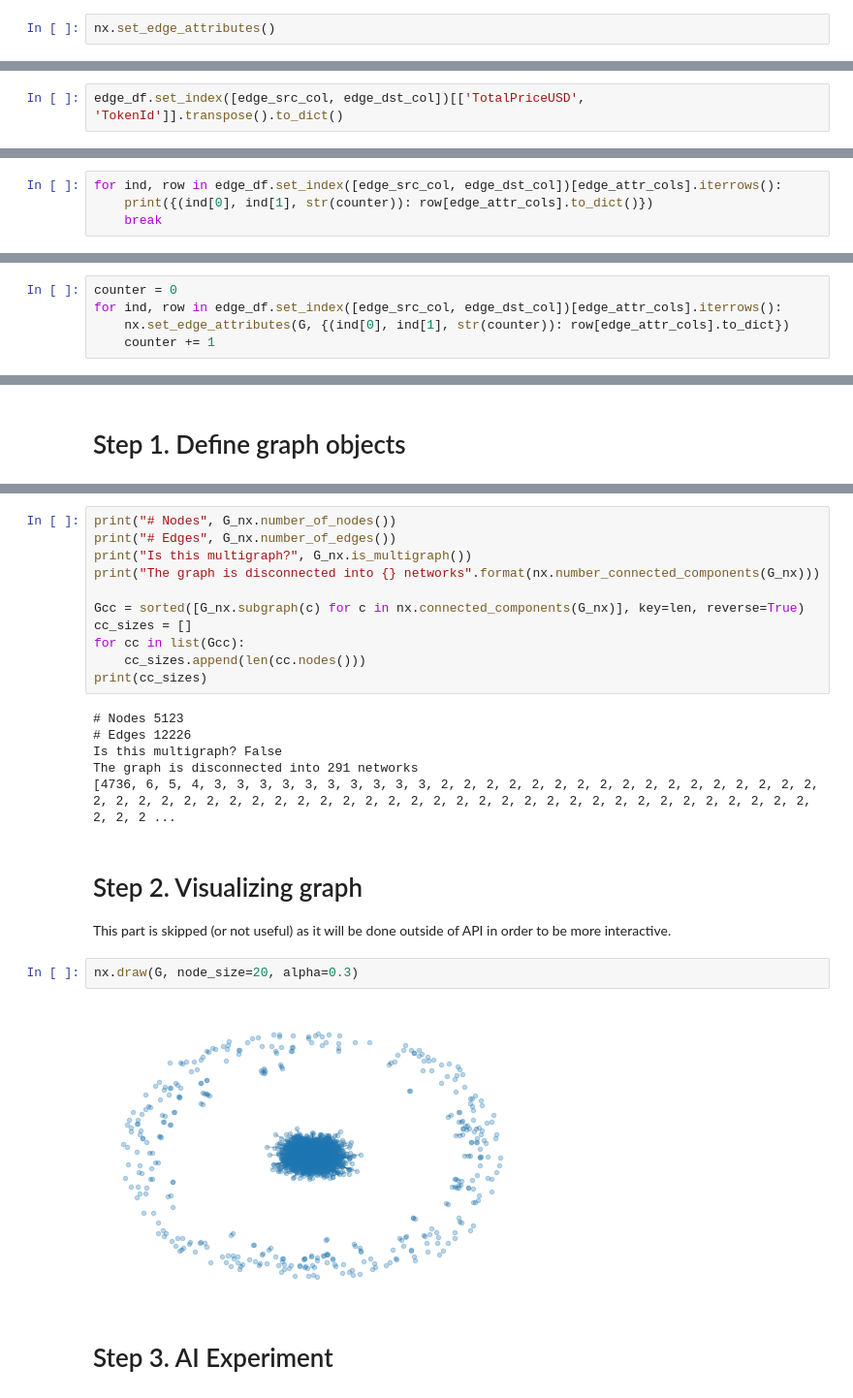
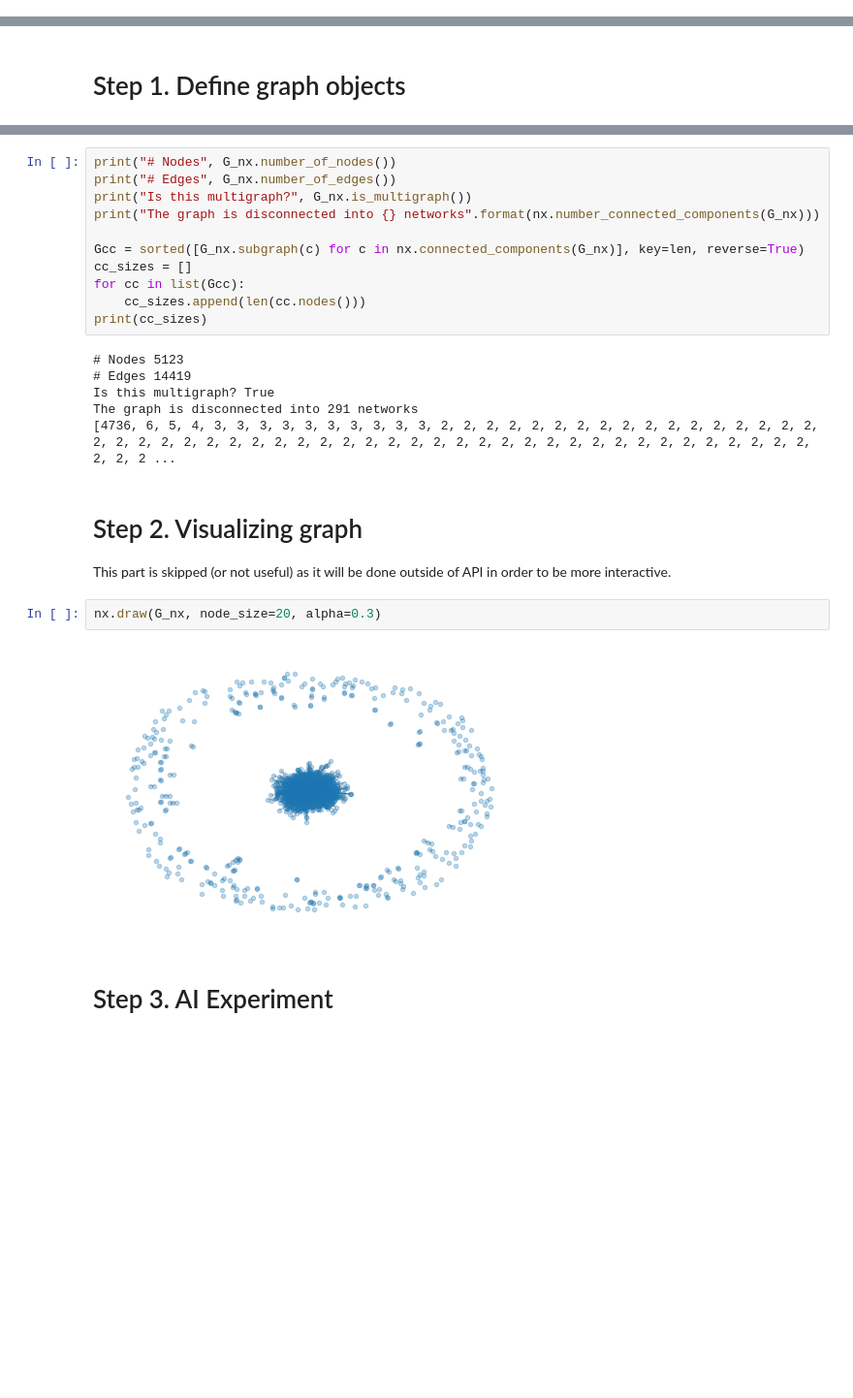
Before and after one commit to suhalim9/graphAI, a Jupyter notebook: jupyter_notebooks/GENERALIZED - Community Detection V2.ipynb, the cells around one changed output, grey strips where cells are left out. Shown at 97% size. Cells and saved outputs as stored; diff of their text form; blank space fills up the shorter version.

```diff
--- a/jupyter_notebooks/GENERALIZED - Community Detection V2.ipynb
+++ b/jupyter_notebooks/GENERALIZED - Community Detection V2.ipynb
@@ -136,2 +98,0 @@ edge_attr_cols
-# %%
-nx.set_edge_attributes()
@@ -156,2 +98,0 @@ edge_df
-# %%
-edge_df.set_index([edge_src_col, edge_dst_col])[['TotalPriceUSD', 'TokenId']].transpose().to_dict()
@@ -176,4 +98,0 @@ edge_df.set_index([edge_src_col, edge_dst_col])[['TotalPriceUSD', 'TokenId']].tr
-# %%
-for ind, row in edge_df.set_index([edge_src_col, edge_dst_col])[edge_attr_cols].iterrows():
-    print({(ind[0], ind[1], str(counter)): row[edge_attr_cols].to_dict()})
-    break
@@ -182,5 +98,0 @@ for ind, row in edge_df.set_index([edge_src_col, edge_dst_col])[edge_attr_cols].
-# %%
-counter = 0
-for ind, row in edge_df.set_index([edge_src_col, edge_dst_col])[edge_attr_cols].iterrows():
-    nx.set_edge_attributes(G, {(ind[0], ind[1], str(counter)): row[edge_attr_cols].to_dict})
-    counter += 1
@@ -238,16 +124,16 @@ for cc in list(Gcc):
 print(cc_sizes)
 # %% [output]
 # Nodes 5123
-# Edges 12226
-Is this multigraph? False
+# Edges 14419
+Is this multigraph? True
 The graph is disconnected into 291 networks
 [4736, 6, 5, 4, 3, 3, 3, 3, 3, 3, 3, 3, 3, 3, 2, 2, 2, 2, 2, 2, 2, 2, 2, 2, 2, 2, 2, 2, 2, 2, 2, 2, 2, 2, 2, 2, 2, 2, 2, 2, 2, 2, 2, 2, 2, 2, 2, 2, 2, 2, 2, 2, 2, 2, 2, 2, 2, 2, 2, 2, 2, 2, 2, 2, 2, 2 ...
 # %% [markdown]
 # Step 2. Visualizing graph
 This part is skipped (or not useful) as it will be done outside of API in order to be more interactive.
 # %%
-nx.draw(G, node_size=20, alpha=0.3)
+nx.draw(G_nx, node_size=20, alpha=0.3)
 # %% [output]
-[figure, old version]
+[figure, new version]
 # %% [markdown]
 # Step 3. AI Experiment
```
Also changed, not shown: parts of 17 cells of this notebook, 8 other files.
